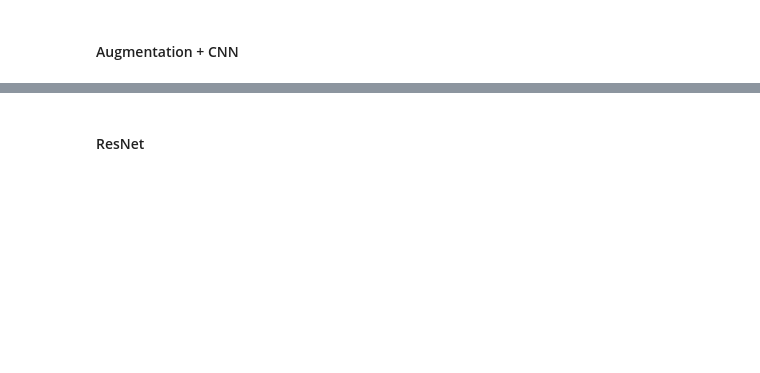
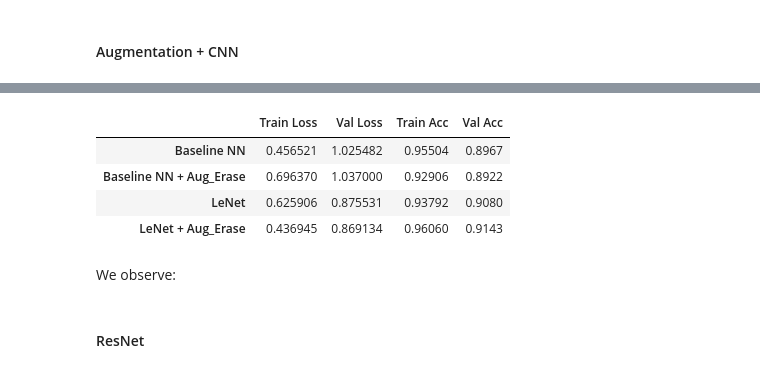
Before and after one commit to kenJPG/Fashion-MNIST, a Jupyter notebook: fashion_mnist.ipynb, the cells around one changed output, grey strips where cells are left out. Drawn from its saved outputs; the diff is of its cells as text; code cells hidden in the pictures; blank space fills up the shorter version.

```diff
--- a/fashion_mnist.ipynb
+++ b/fashion_mnist.ipynb
@@ -1031,7 +1038,7 @@ trainer.train_model(
 	'Baseline NN + Aug_Erase', BaseNN, # model
 	optim.Adam, {'lr': 1e-3}, # optimizer
 	train_augmented_erase, # data
-	early_stopping = CustomEarlyStopping(patience = 5, extra_train = 5, min_acc_delta = 0.05),
+	early_stopping = CustomEarlyStopping(patience = 10),
 	verbose=False
 )
 trainer.archive('Baseline NN + Aug_Erase')
@@ -1042,0 +1089,10 @@ KeyboardInterrupt:
+# %%
+trainer.train_model(
+	'LeNet', LeNet, # model
+	optim.Adam, {'lr': 1e-3, 'weight_decay': 1e-5}, # optimizer
+	train_data, # data
+	early_stopping = CustomEarlyStopping(patience = 10),
+	verbose=True
+)
+trainer.archive('LeNet')
+display(trainer.history)
@@ -1043,2 +1121,13 @@ KeyboardInterrupt:
 # %% [markdown]
 #### Augmentation + CNN
+# %%
+trainer.train_model(
+	'LeNet + Aug_Erase', LeNet, # model
+	optim.Adam, {'lr': 1e-3, 'weight_decay': 1e-5}, # optimizer
+	train_augmented_erase, # data
+	early_stopping = CustomEarlyStopping(patience = 10),
+	verbose=True
+)
+trainer.archive('LeNet + Aug_Erase')
+display(trainer.history)
+# %% [output]
@@ -1045,2 +1151,9 @@ KeyboardInterrupt:
+|  | Train Loss | Val Loss | Train Acc | Val Acc |
+| Baseline NN | 0.456521 | 1.025482 | 0.95504 | 0.8967 |
+| Baseline NN + Aug_Erase | 0.696370 | 1.037000 | 0.92906 | 0.8922 |
+| LeNet | 0.625906 | 0.875531 | 0.93792 | 0.9080 |
+| LeNet + Aug_Erase | 0.436945 | 0.869134 | 0.96060 | 0.9143 |
+# %% [markdown]
+We observe:
 # %% [markdown]
 #### ResNet
```
Also changed, not shown: parts of 16 cells of this notebook, 5 other files.
